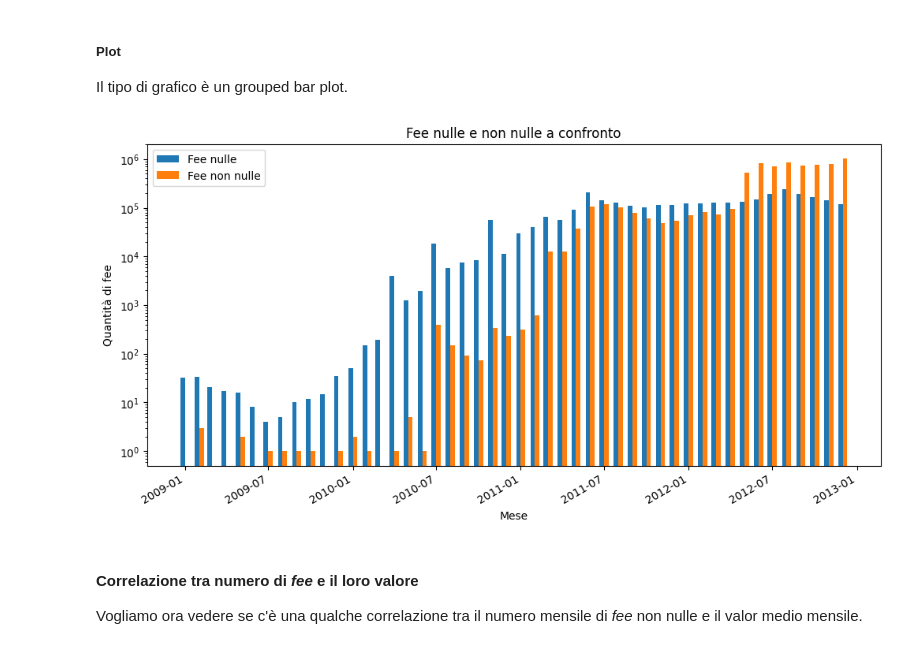
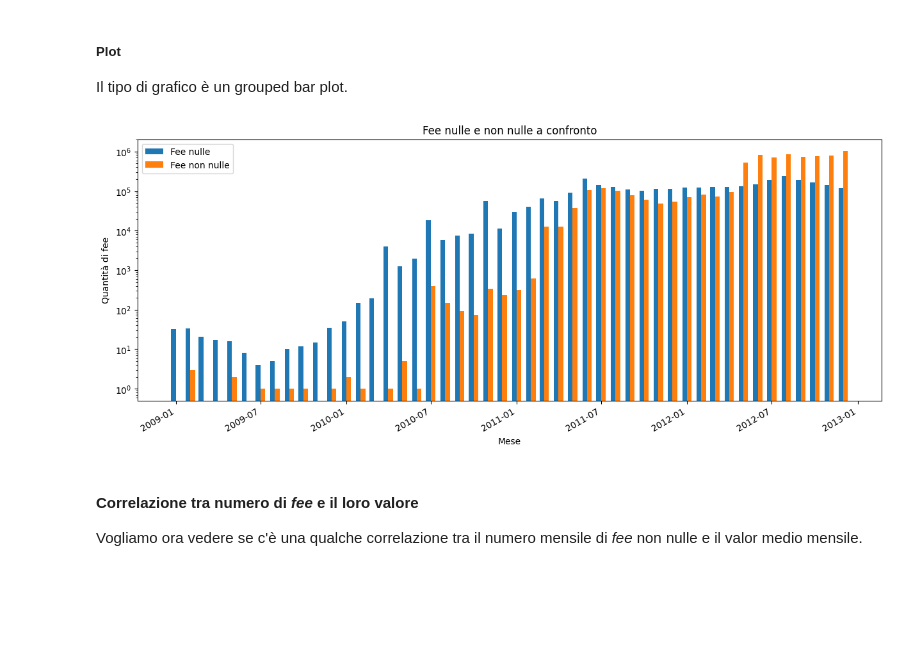
Before and after one commit to FedericoBustaffa/crafty, a Jupyter notebook: notebook.ipynb, the cells around one changed output. Drawn from its saved outputs; the diff is of its cells as text; code cells hidden in the pictures; blank space fills up the shorter version.

```diff
--- a/notebook.ipynb
+++ b/notebook.ipynb
@@ -380,30 +458,30 @@ del tx_df
 Il tipo di grafico è un grouped bar plot.
 # %%
 interval = datetime.timedelta(days=10)
-fig, ax = plt.subplots(1, 1, figsize=(12, 6))
+fig, ax = plt.subplots(1, 1, figsize=(15, 6))
 ax.bar(
     pd.to_datetime(zero_count["timestamp"]) - interval / 2,
     zero_count["fee"],
     width=interval,
     label="Fee nulle",
 )
 
 ax.bar(
     non_zero_count["timestamp"] + interval / 2,
     non_zero_count["fee"],
     width=interval,
     label="Fee non nulle",
 )
 
 ax.set_title("Fee nulle e non nulle a confronto")
 ax.set_xlabel("Mese")
 ax.set_ylabel("Quantità di fee")
 fig.autofmt_xdate()
 ax.set_yscale("log")
 ax.legend()
 plt.show()
 # %% [output]
-[figure, old version]
+[figure, new version]
 # %% [markdown]
 #### Correlazione tra numero di _fee_ e il loro valore
 
```
Also changed, not shown: parts of 12 cells of this notebook.
